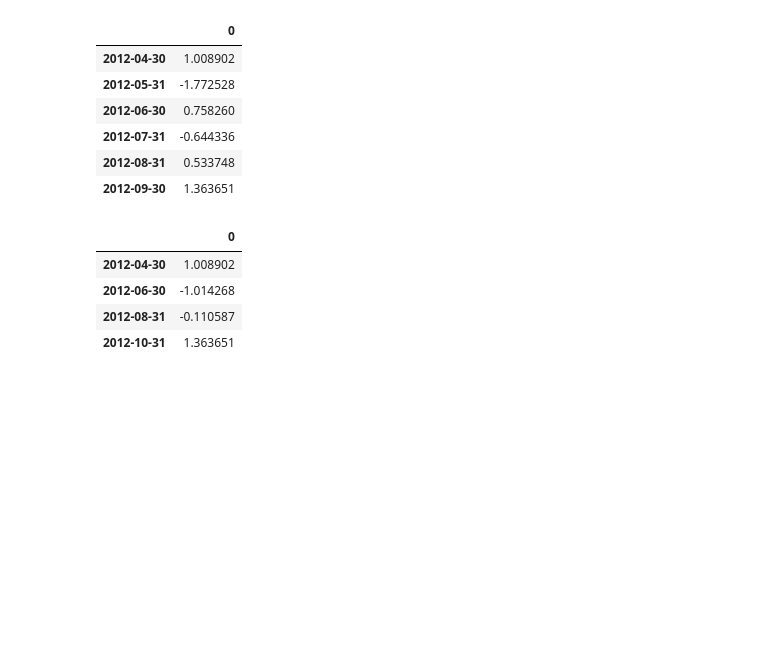
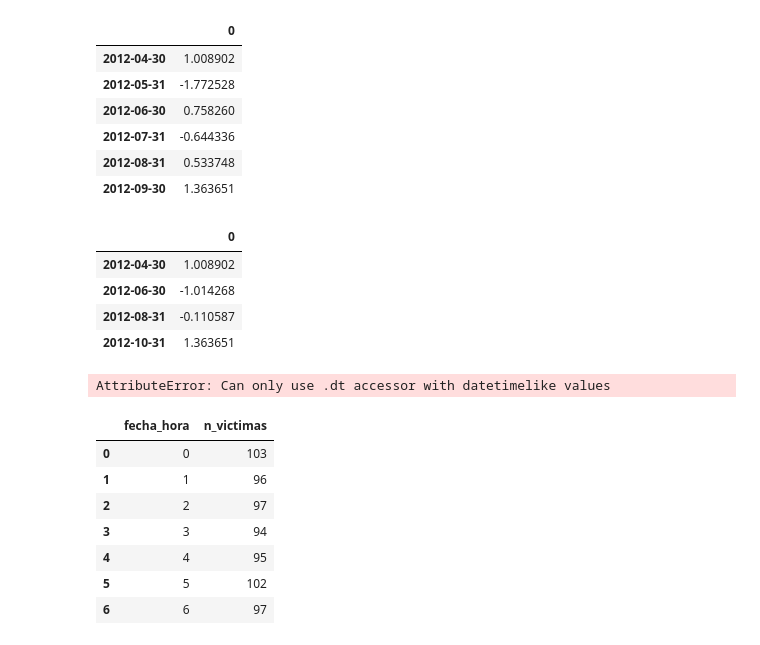
Before and after one commit to cypbk/pida-javier-bengolea, a Jupyter notebook: main.ipynb, the cells around one changed output. Cells and saved outputs as stored; diff of their text form; code cells hidden in the pictures; blank space fills up the shorter version.

```diff
--- a/main.ipynb
+++ b/main.ipynb
@@ -891,3 +891,29 @@ df.resample('2M').sum()
 | 2012-06-30 | -1.014268 |
 | 2012-08-31 | -0.110587 |
 | 2012-10-31 | 1.363651 |
+# %%
+data_dias = data.groupby(data['fecha_hora'].dt.day_of_week)['n_victimas'].count().reset_index()
+
+# st.dataframe(data_dias)
+
+# grouped_data = data.groupby(data['fecha_hora'].dt.dayofweek)['n_victimas'].count().reset_index()
+
+nombre_dias = ['Lunes', 'Martes', 'Miércoles', 'Jueves', 'Viernes', 'Sábado', 'Domingo']
+
+data_dias['dia_semana'] = data_dias['fecha_hora'].map(lambda x: nombre_dias[x])
+
+data_dias.drop(columns=['fecha_hora'], inplace=True)
+data_dias.columns = ['Dia Semana', 'Accidentes']
+
+# Sort the data in descending order
+data_dias = data_dias.sort_values(by='Dia Semana', ascending=True)
+
+# Create a stacked bar plot using Plotly Express
+fig = px.bar(data_dias, x='Accidentes', y='Dia Semana',
+             title='Accidentes por Día Semana',
+             color='Dia Semana',
+             color_continuous_scale=["#A1FFA1", "yellow", "red"],
+            #  labels={'Accidentes': 'Accidentes', 'Dia Semana':'Dia Semana'},
+             category_orders={'Dia Semana': nombre_dias})
+# %% [output]
+AttributeError: Can only use .dt accessor with datetimelike values
@@ -893,0 +922,13 @@ df.resample('2M').sum()
+# %%
+data = pd.read_excel('data/generated/data_hm.xlsx', engine='openpyxl')
+
+data.groupby(data['fecha_hora'].dt.day_of_week)['n_victimas'].count().reset_index()
+# %% [output]
+|  | fecha_hora | n_victimas |
+| 0 | 0 | 103 |
+| 1 | 1 | 96 |
+| 2 | 2 | 97 |
+| 3 | 3 | 94 |
+| 4 | 4 | 95 |
+| 5 | 5 | 102 |
+| 6 | 6 | 97 |
```
Also changed, not shown: parts of 6 cells of this notebook, 1 other file.
